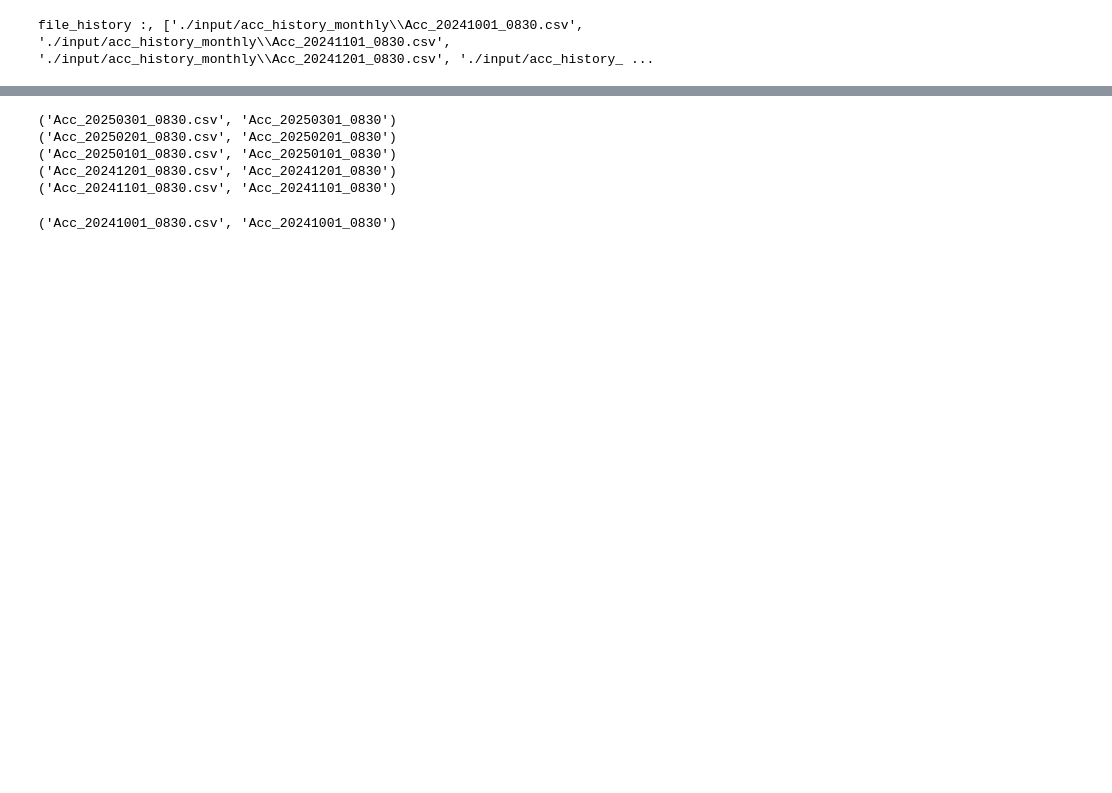
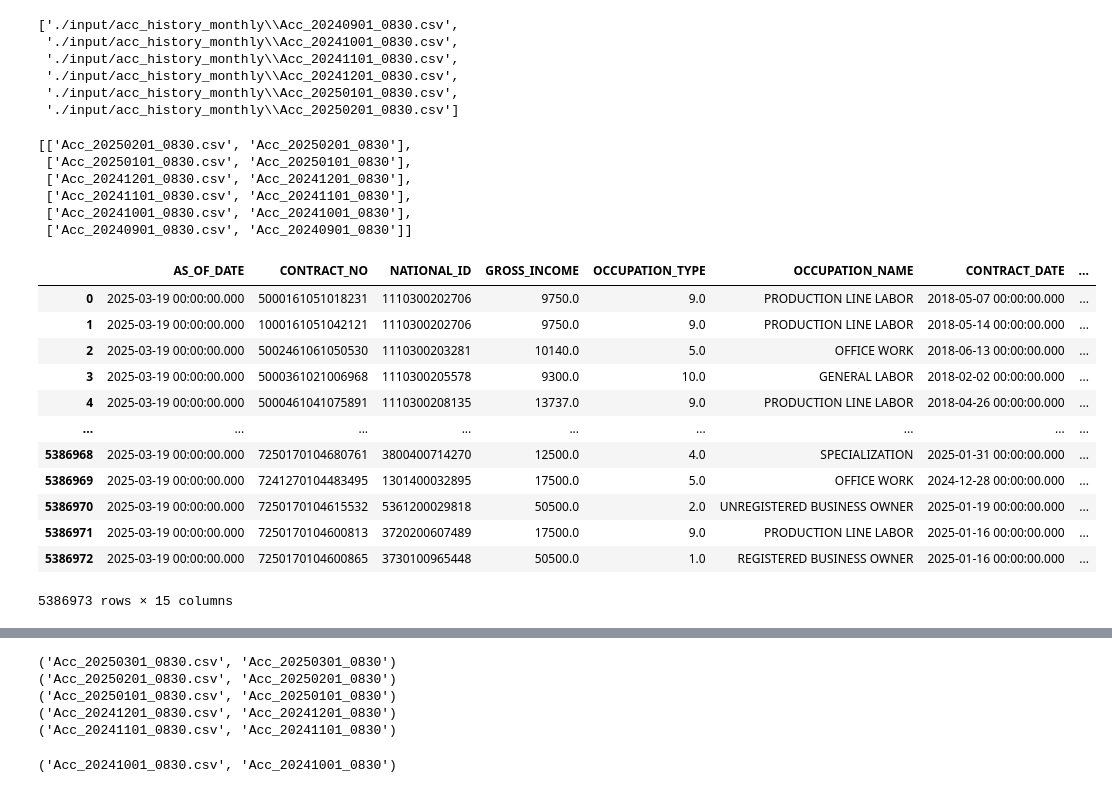
Before and after one commit to Sireetron/kbj_automation, a Jupyter notebook: 99 Cscore/test.ipynb, the cells around one changed output, grey strips where cells are left out. Cells and saved outputs as stored; diff of their text form; code cells hidden in the pictures; blank space fills up the shorter version.

```diff
--- a/99 Cscore/test.ipynb
+++ b/99 Cscore/test.ipynb
@@ -49,0 +58,10 @@ query
+# %%
+files_history = glob.glob("./input/acc_history_monthly/*.csv")
+files_history
+# %% [output]
+['./input/acc_history_monthly\\Acc_20240901_0830.csv',
+ './input/acc_history_monthly\\Acc_20241001_0830.csv',
+ './input/acc_history_monthly\\Acc_20241101_0830.csv',
+ './input/acc_history_monthly\\Acc_20241201_0830.csv',
+ './input/acc_history_monthly\\Acc_20250101_0830.csv',
+ './input/acc_history_monthly\\Acc_20250201_0830.csv']
@@ -51,16 +77,22 @@ query
 data_digit1 = pd.read_csv(f'./input/acc_current/{file_current}')
 data_digit1['Loan No'] = data_digit1['Loan No'].astype(str)
 data_digit1 = data_digit1[['Loan No']]
+files_history = glob.glob("./input/acc_history_monthly/*.csv")
+# print(f'file_history :, {files_history} ?? ')
+processed_files = []  # Store modified file names
 
-
-files_history = glob.glob("./input/acc_history_monthly/*.csv")
-print(f'file_history :, {files_history} ?? ')
-processed_files = []  # Store modified file names
 for i in files_history:
     # print()
     file = i.split('\\')[-1]
     # print(file)
     processed_files.append(file)
 his = transform_files(processed_files)
-# %% [output]
-file_history :, ['./input/acc_history_monthly\\Acc_20241001_0830.csv', './input/acc_history_monthly\\Acc_20241101_0830.csv', './input/acc_history_monthly\\Acc_20241201_0830.csv', './input/acc_history_ ...
+# %%
+his
+# %% [output]
+[['Acc_20250201_0830.csv', 'Acc_20250201_0830'],
+ ['Acc_20250101_0830.csv', 'Acc_20250101_0830'],
+ ['Acc_20241201_0830.csv', 'Acc_20241201_0830'],
+ ['Acc_20241101_0830.csv', 'Acc_20241101_0830'],
+ ['Acc_20241001_0830.csv', 'Acc_20241001_0830'],
+ ['Acc_20240901_0830.csv', 'Acc_20240901_0830']]
@@ -66,0 +106,17 @@ file_history :, ['./input/acc_history_monthly\\Acc_20241001_0830.csv', './input/
+# %%
+data_performance = pd.read_csv('./input/performance_peronal_info/performance.csv')
+data_performance
+# %% [output]
+|  | AS_OF_DATE | CONTRACT_NO | NATIONAL_ID | GROSS_INCOME | OCCUPATION_TYPE | OCCUPATION_NAME | CONTRACT_DATE | ... |
+| 0 | 2025-03-19 00:00:00.000 | 5000161051018231 | 1110300202706 | 9750.0 | 9.0 | PRODUCTION LINE LABOR | 2018-05-07 00:00:00.000 | ... |
+| 1 | 2025-03-19 00:00:00.000 | 1000161051042121 | 1110300202706 | 9750.0 | 9.0 | PRODUCTION LINE LABOR | 2018-05-14 00:00:00.000 | ... |
+| 2 | 2025-03-19 00:00:00.000 | 5002461061050530 | 1110300203281 | 10140.0 | 5.0 | OFFICE WORK | 2018-06-13 00:00:00.000 | ... |
+| 3 | 2025-03-19 00:00:00.000 | 5000361021006968 | 1110300205578 | 9300.0 | 10.0 | GENERAL LABOR | 2018-02-02 00:00:00.000 | ... |
+| 4 | 2025-03-19 00:00:00.000 | 5000461041075891 | 1110300208135 | 13737.0 | 9.0 | PRODUCTION LINE LABOR | 2018-04-26 00:00:00.000 | ... |
+| ... | ... | ... | ... | ... | ... | ... | ... | ... |
+| 5386968 | 2025-03-19 00:00:00.000 | 7250170104680761 | 3800400714270 | 12500.0 | 4.0 | SPECIALIZATION | 2025-01-31 00:00:00.000 | ... |
+| 5386969 | 2025-03-19 00:00:00.000 | 7241270104483495 | 1301400032895 | 17500.0 | 5.0 | OFFICE WORK | 2024-12-28 00:00:00.000 | ... |
+| 5386970 | 2025-03-19 00:00:00.000 | 7250170104615532 | 5361200029818 | 50500.0 | 2.0 | UNREGISTERED BUSINESS OWNER | 2025-01-19 00:00:00.000 | ... |
+| 5386971 | 2025-03-19 00:00:00.000 | 7250170104600813 | 3720200607489 | 17500.0 | 9.0 | PRODUCTION LINE LABOR | 2025-01-16 00:00:00.000 | ... |
+| 5386972 | 2025-03-19 00:00:00.000 | 7250170104600865 | 3730100965448 | 50500.0 | 1.0 | REGISTERED BUSINESS OWNER | 2025-01-16 00:00:00.000 | ... |
+5386973 rows × 15 columns
```
Also changed, not shown: parts of 28 cells of this notebook, 14 other files.
